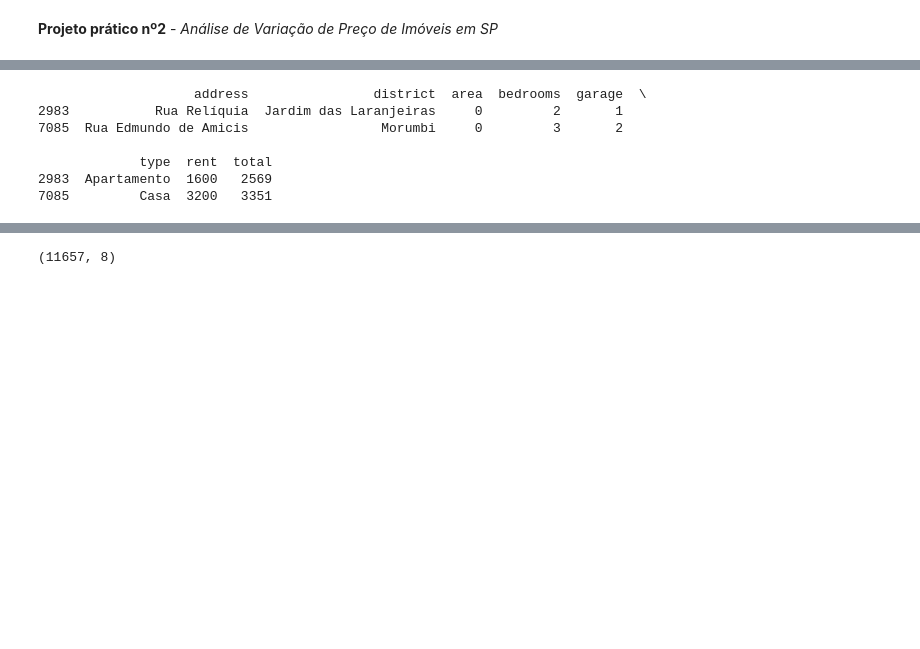
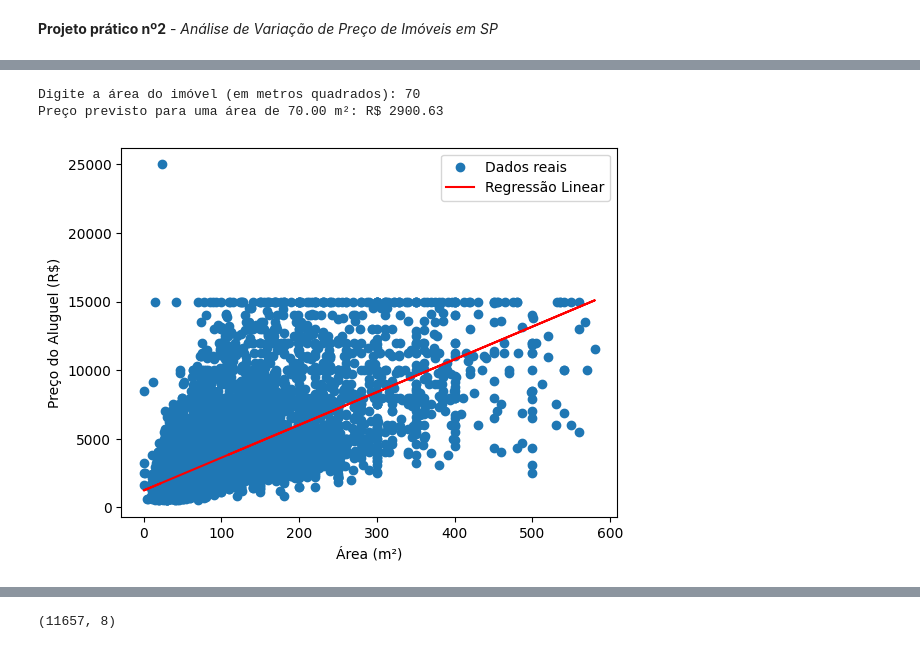
Before and after one commit to debora-ns/Base-de-dados-Biblioteca, a Jupyter notebook: Analise_Preço_Imóveis_SP_.ipynb, the cells around one changed output, grey strips where cells are left out. Drawn from its saved outputs; the diff is of its cells as text; code cells hidden in the pictures; blank space fills up the shorter version.

```diff
--- a/Analise_Preço_Imóveis_SP_.ipynb
+++ b/Analise_Preço_Imóveis_SP_.ipynb
@@ -33,14 +5,39 @@ dados.describe().round(2)
-# %%
-# Filtrando os imóveis com área igual a 0
-imoveis_area_zero = dados[dados["area"] == 0]
-
-# Exibindo os dados dos imóveis com área igual a 0
-print(imoveis_area_zero)
-# %% [output]
-                    address                district  area  bedrooms  garage  \
-2983           Rua Relíquia  Jardim das Laranjeiras     0         2       1
-7085  Rua Edmundo de Amicis                 Morumbi     0         3       2
-
-             type  rent  total
-2983  Apartamento  1600   2569
-7085         Casa  3200   3351
+# %%
+import pandas as pd
+import numpy as np
+import matplotlib.pyplot as plt
+from sklearn.linear_model import LinearRegression
+
+# Carregue seus dados (substitua pelo caminho correto)
+dados = pd.read_csv("base-alugueis-sp.csv")
+
+# Selecione as colunas relevantes (área e preço do aluguel)
+area = dados["area"]
+preco_aluguel = dados["rent"]
+
+# Ajuste do modelo (coeficiente angular)
+coef_angular = np.cov(area, preco_aluguel)[0, 1] / np.var(area)
+
+# Coeficiente linear (intercepto)
+coef_linear = np.mean(preco_aluguel) - coef_angular * np.mean(area)
+
+# Solicite ao usuário que insira a área do imóvel
+area_prevista = float(input("Digite a área do imóvel (em metros quadrados): "))
+
+# Previsão do preço do aluguel
+preco_previsto = coef_linear + coef_angular * area_prevista
+
+print(f"Preço previsto para uma área de {area_prevista:.2f} m²: R$ {preco_previsto:.2f}")
+# %% [output]
+Digite a área do imóvel (em metros quadrados): 70
+Preço previsto para uma área de 70.00 m²: R$ 2900.63
+# %%
+# Visualização dos dados e da reta de regressão
+plt.scatter(area, preco_aluguel, label="Dados reais")
+plt.plot(area, coef_linear + coef_angular * area, color='red', label="Regressão Linear")
+plt.xlabel("Área (m²)")
+plt.ylabel("Preço do Aluguel (R$)")
+plt.legend()
+plt.show()
+# %% [output]
+[figure, added]
```
Also changed, not shown: parts of 9 cells of this notebook.
